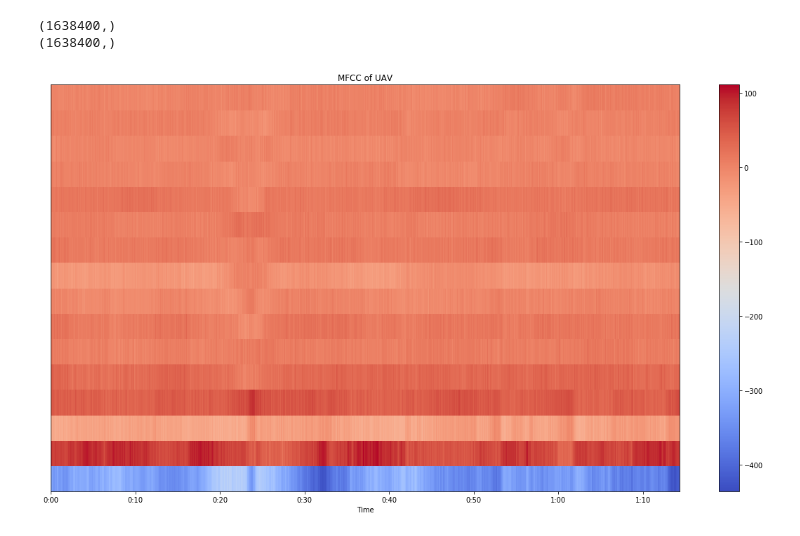
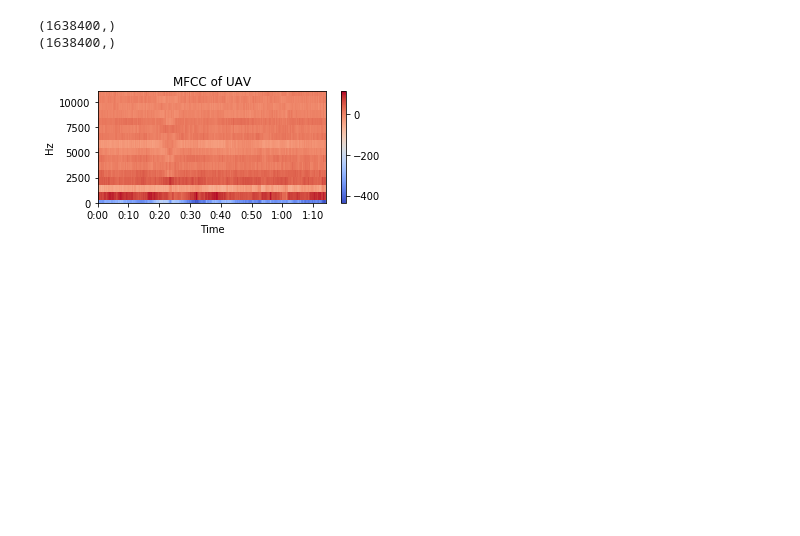
Before and after one commit to gunhoo/Drone-Tracking, a Jupyter notebook: notebook/spectrogram.ipynb, the cells around one changed output. Drawn from its saved outputs; the diff is of its cells as text; code cells hidden in the pictures; blank space fills up the shorter version.

```diff
--- a/notebook/spectrogram.ipynb
+++ b/notebook/spectrogram.ipynb
@@ -28,11 +28,12 @@ background_raw = load(background_files)
 drone_mfcc_fig = librosa.feature.mfcc(drone_raw, sr=44100, n_mfcc=16)
 background_mfcc_fig = librosa.feature.mfcc(background_raw, sr=44100, n_mfcc=16)
 # %%
-plt.figure(figsize=(16,9))
-librosa.display.specshow(drone_mfcc_fig, x_axis='time')
+plt.figure(figsize=(5,2.5))
+librosa.display.specshow(drone_mfcc_fig, y_axis='hz',x_axis='time')
 plt.colorbar()
 plt.title('MFCC of UAV')
 plt.tight_layout()
+plt.savefig('uav_mfcc.pdf')
 # %% [output]
-[figure, old version]
+[figure, new version]
 # %%
```
Also changed, not shown: parts of 3 cells of this notebook.
